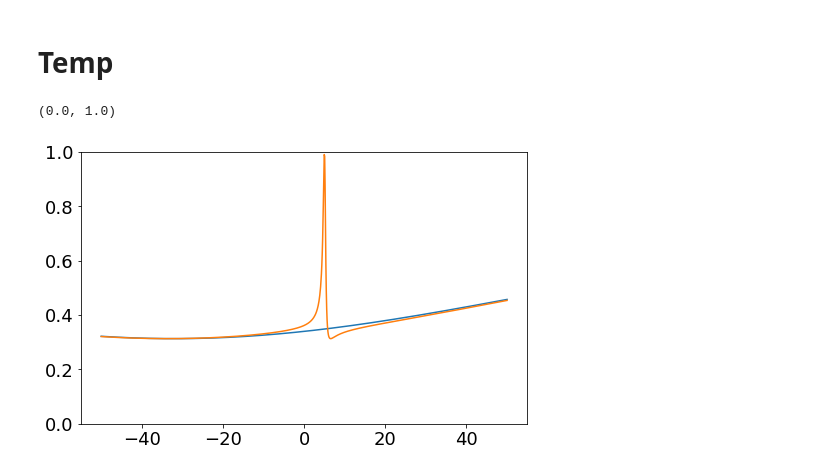
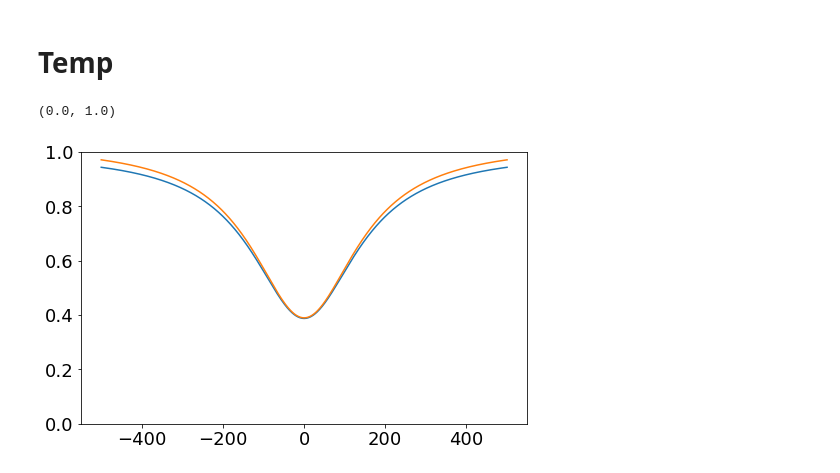
Before and after one commit to huanyanqi/siv-cqed-model, a Jupyter notebook: notebooks/cavityqed_explore.ipynb, the cells around one changed output. Drawn from its saved outputs; the diff is of its cells as text; code cells hidden in the pictures.

```diff
--- a/notebooks/cavityqed_explore.ipynb
+++ b/notebooks/cavityqed_explore.ipynb
@@ -85,11 +86,18 @@ plt.ylim([0, 1])
 # %% [markdown]
 # Temp
 # %%
-c = Cavity({"w_c" : -32, "k_in" : 35, "k_tot" : 159},
-           {"w_up" : 5., "g_up" : 7.7, "gamma_up" : 0.000001})
-plt.plot(w_arr, c.reflectance(w_arr, -1), label="empty")
-plt.plot(w_arr, c.reflectance(w_arr, 1), label="up")
+c = Cavity({"w_c" : 0., "k_in" : 30, "k_tot" : 159},
+           {"w_up" : 0., "g_up" : 0., "gamma_up" : 0.})
+
+w_arr_wide = np.linspace(-500, 500, 1000)
+plt.plot(w_arr_wide, c.reflectance(w_arr_wide, -1), label="empty")
+
+c = Cavity({"w_c" : 0., "k_in" : 40, "k_tot" : 159},
+           {"w_up" : 0., "g_up" : 0., "gamma_up" : 0.})
+
+w_arr_wide = np.linspace(-500, 500, 1000)
+plt.plot(w_arr_wide, c.reflectance(w_arr_wide, -1) * 0.85 + 0.18 , label="empty")
 plt.ylim([0, 1])
 # %% [output]
 (0.0, 1.0)
-[figure, old version]
+[figure, new version]
```
Also changed, not shown: parts of 1 cell of this notebook, 4 other files.
